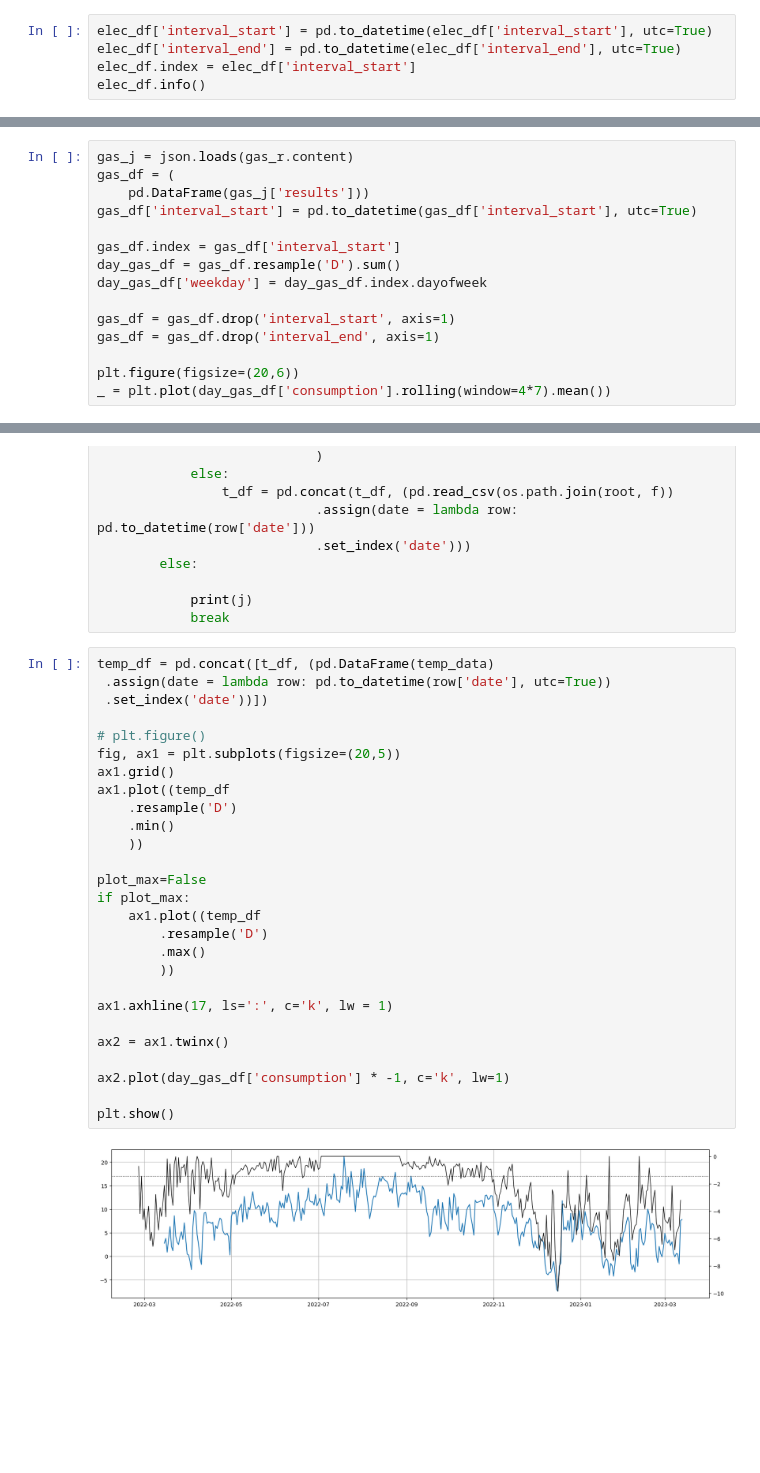
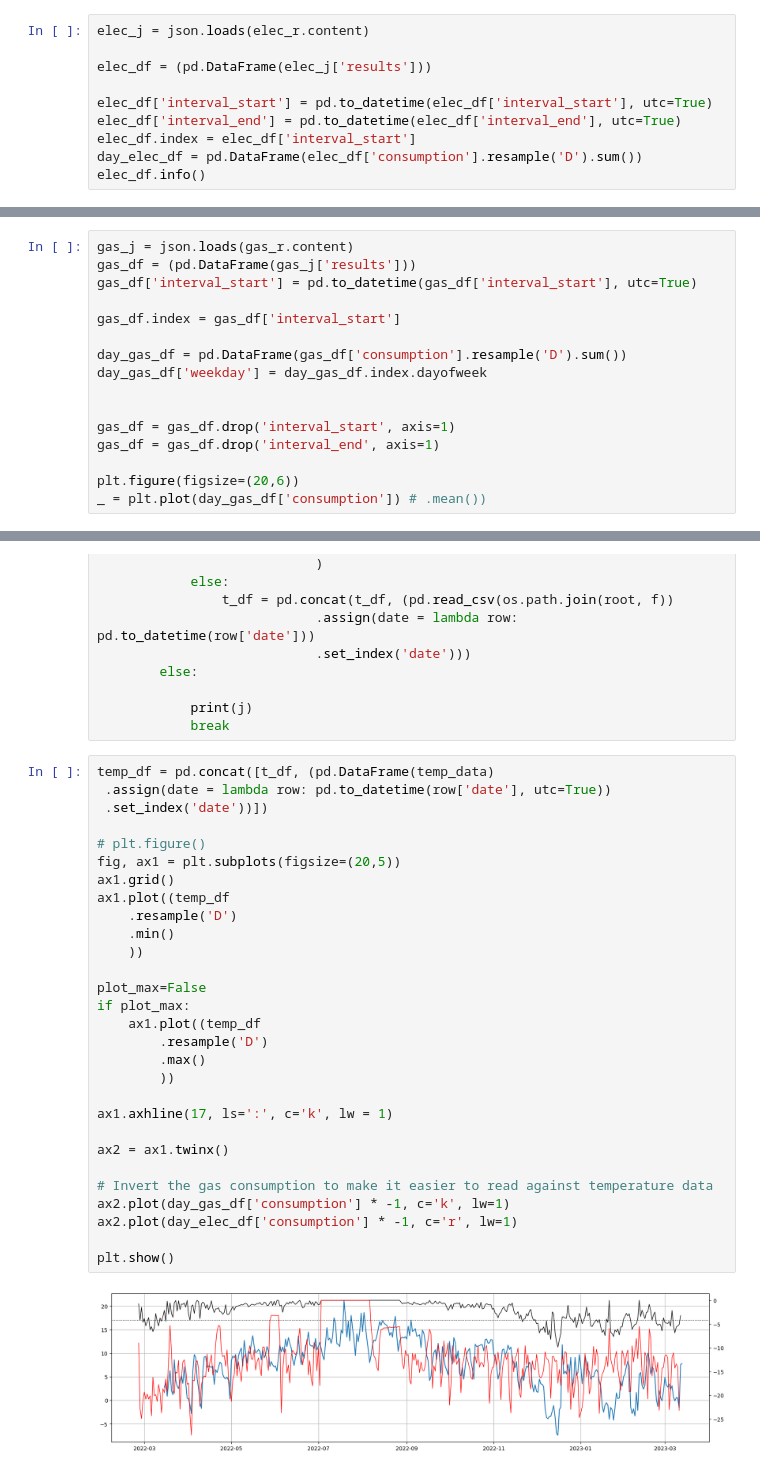
Before and after one commit to gorbynet/EnergyTracker, a Jupyter notebook: initial_workings.ipynb, the cells around one changed output, grey strips where cells are left out. Saved outputs shown, nothing was run; the diff lists cells and outputs as text; blank space fills up the shorter version.

```diff
--- a/initial_workings.ipynb
+++ b/initial_workings.ipynb
@@ -26,7 +20,12 @@ elec_df = (pd.DataFrame(elec_j['results']))
 # %%
+elec_j = json.loads(elec_r.content)
+
+elec_df = (pd.DataFrame(elec_j['results']))
+
 elec_df['interval_start'] = pd.to_datetime(elec_df['interval_start'], utc=True)
 elec_df['interval_end'] = pd.to_datetime(elec_df['interval_end'], utc=True)
 elec_df.index = elec_df['interval_start']
+day_elec_df = pd.DataFrame(elec_df['consumption'].resample('D').sum())
 elec_df.info()
 # %% [output]
 <class 'pandas.core.frame.DataFrame'>
@@ -61,17 +60,18 @@ gas_r = s.get(sc.API_ROOT + f'/v1/gas-meter-points/{sc.gas_MPRN}/meters/{sc.gas_
 gas_r.raise_for_status()
 # %%
 gas_j = json.loads(gas_r.content)
-gas_df = (
-    pd.DataFrame(gas_j['results']))
+gas_df = (pd.DataFrame(gas_j['results']))
 gas_df['interval_start'] = pd.to_datetime(gas_df['interval_start'], utc=True)
 
 gas_df.index = gas_df['interval_start']
-day_gas_df = gas_df.resample('D').sum()
+
+day_gas_df = pd.DataFrame(gas_df['consumption'].resample('D').sum())
 day_gas_df['weekday'] = day_gas_df.index.dayofweek
+
 
 gas_df = gas_df.drop('interval_start', axis=1)
 gas_df = gas_df.drop('interval_end', axis=1)
 
 plt.figure(figsize=(20,6))
-_ = plt.plot(day_gas_df['consumption'].rolling(window=4*7).mean())
+_ = plt.plot(day_gas_df['consumption']) # .mean())
 # %% [output]
@@ -153,29 +139,31 @@ for root, dirs, files in os.walk('Data'):
 # %%
 temp_df = pd.concat([t_df, (pd.DataFrame(temp_data)
  .assign(date = lambda row: pd.to_datetime(row['date'], utc=True))
  .set_index('date'))])
 
 # plt.figure()
 fig, ax1 = plt.subplots(figsize=(20,5))
 ax1.grid()
 ax1.plot((temp_df
     .resample('D')
     .min()
     ))
 
 plot_max=False
 if plot_max:
     ax1.plot((temp_df
         .resample('D')
         .max()
         ))
 
 ax1.axhline(17, ls=':', c='k', lw = 1)
 
 ax2 = ax1.twinx()
 
+# Invert the gas consumption to make it easier to read against temperature data
 ax2.plot(day_gas_df['consumption'] * -1, c='k', lw=1)
+ax2.plot(day_elec_df['consumption'] * -1, c='r', lw=1)
 
 plt.show()
 # %% [output]
-[figure, old version]
+[figure, new version]
```
Also changed, not shown: parts of 6 cells of this notebook.
